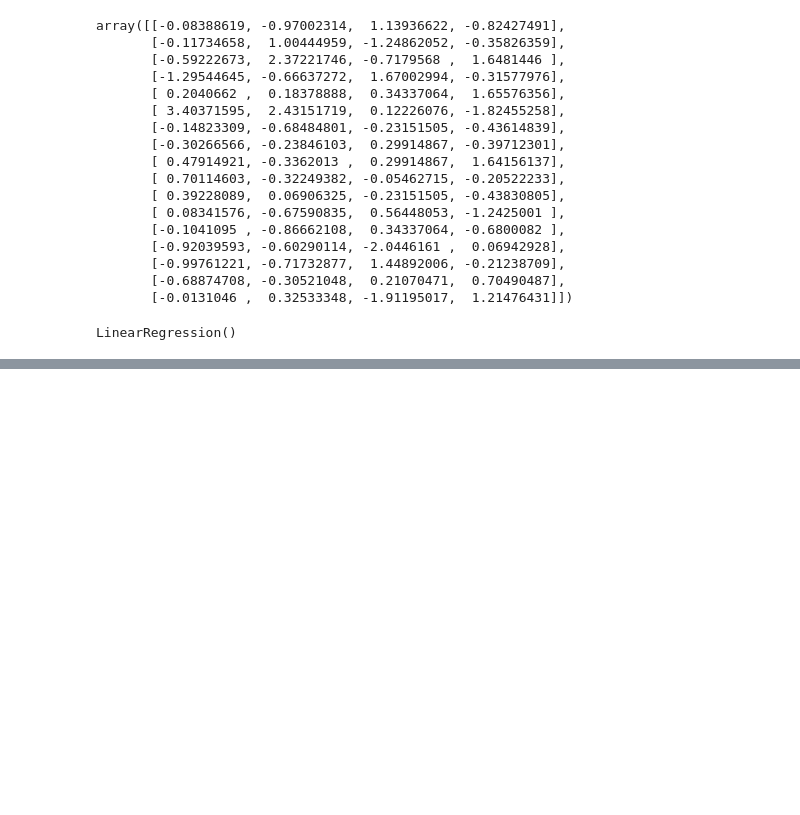
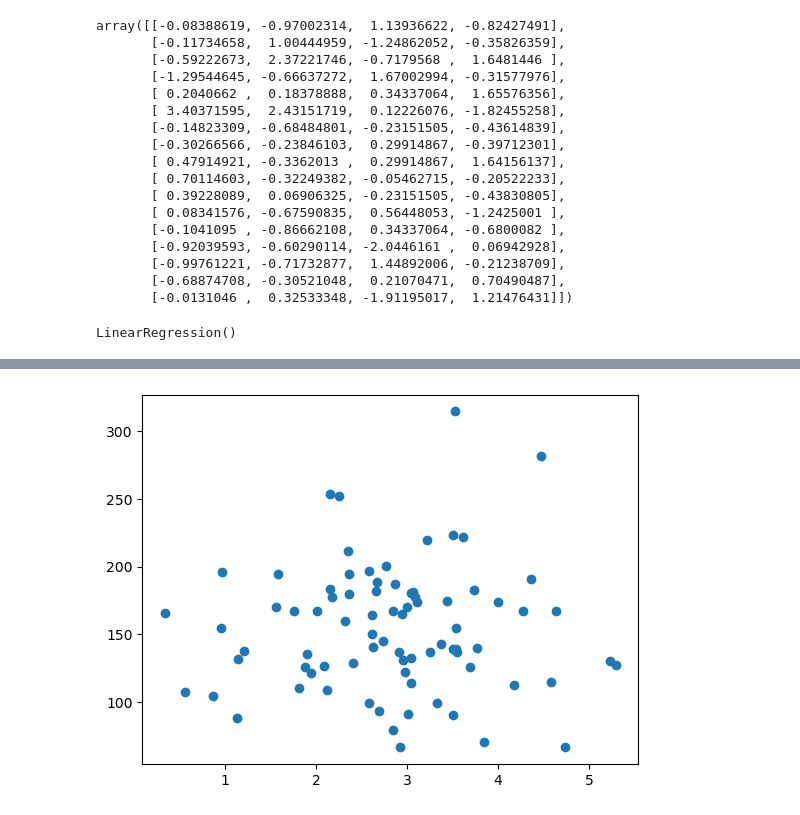
Before and after one commit to martinkilombe/Machine-Learning, a Jupyter notebook: ML intro/W3school.ipynb, the cells around one changed output, grey strips where cells are left out. Cells and saved outputs as stored; diff of their text form; code cells hidden in the pictures; blank space fills up the shorter version.

```diff
--- a/ML intro/W3school.ipynb
+++ b/ML intro/W3school.ipynb
@@ -178,0 +211,6 @@ LinearRegression()
+# %%
+#Display the Training Set
+plt.scatter(train_x,train_y)
+plt.show()
+# %% [output]
+[figure, added]
```
Also changed, not shown: parts of 13 cells of this notebook.
